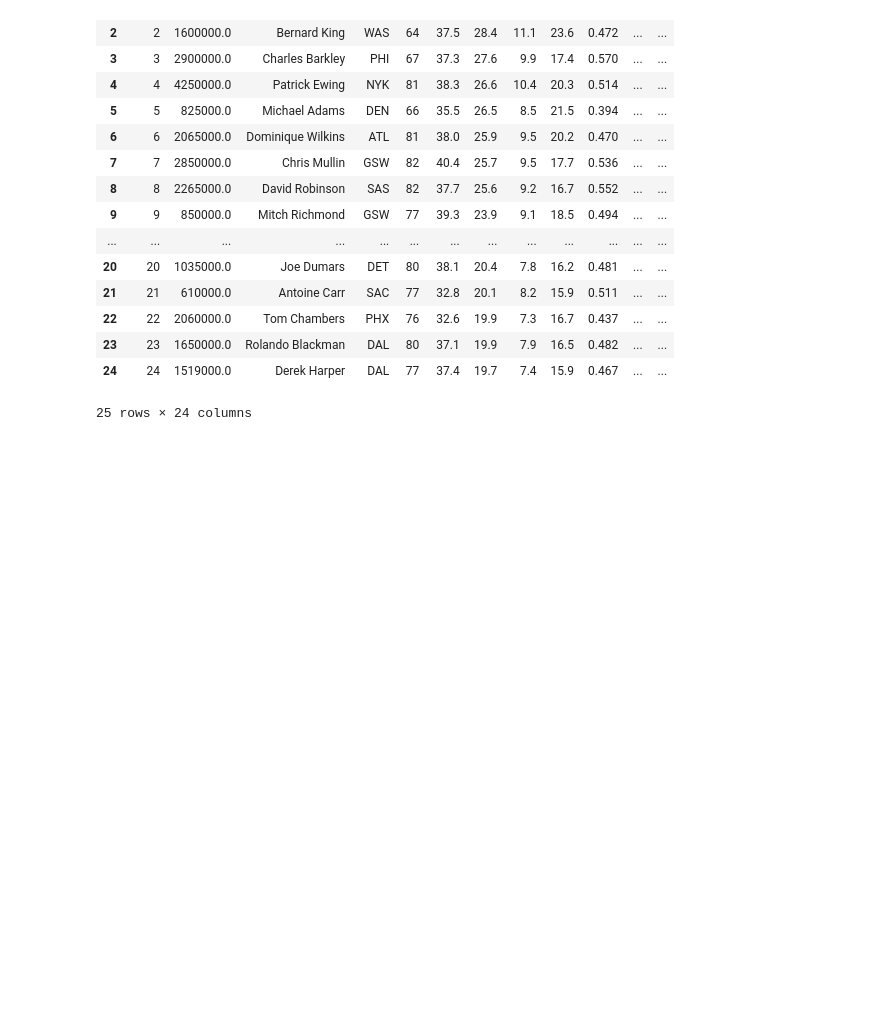
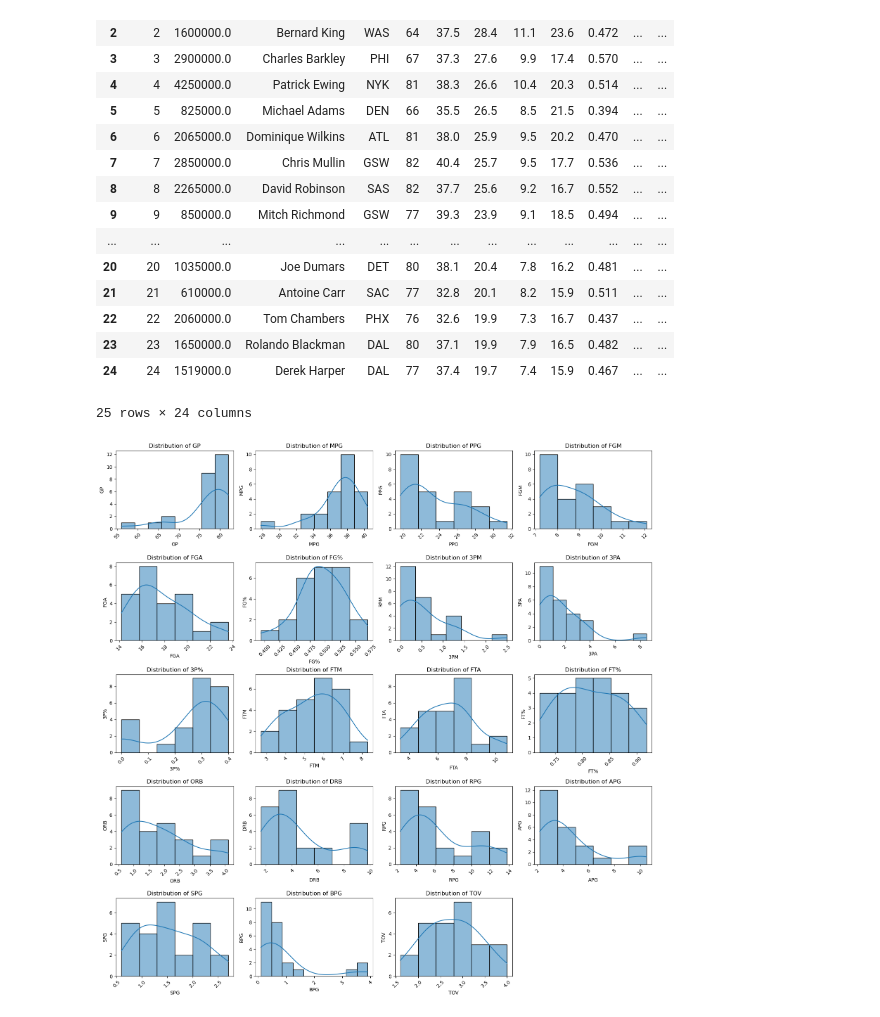
Before and after one commit to MaukanMir/1990-1991-Season-Analysis, a Jupyter notebook: nba.ipynb, the cells around one changed output. Saved outputs shown, nothing was run; the diff lists cells and outputs as text; code cells hidden in the pictures; blank space fills up the shorter version.

Commit message:
added new visuals

```diff
--- a/nba.ipynb
+++ b/nba.ipynb
@@ -265,3 +265,7 @@ top_25_scorers
 | 23 | 23 | 1650000.0 | Rolando Blackman | DAL | 80 | 37.1 | 19.9 | 7.9 | 16.5 | 0.482 | ... | ... |
 | 24 | 24 | 1519000.0 | Derek Harper | DAL | 77 | 37.4 | 19.7 | 7.4 | 15.9 | 0.467 | ... | ... |
 25 rows × 24 columns
+# %%
+check_distributions(top_25_scorers, interested_columns, "hist")
+# %% [output]
+[figure, added]
```
Also changed, not shown: parts of 1 cell of this notebook.
